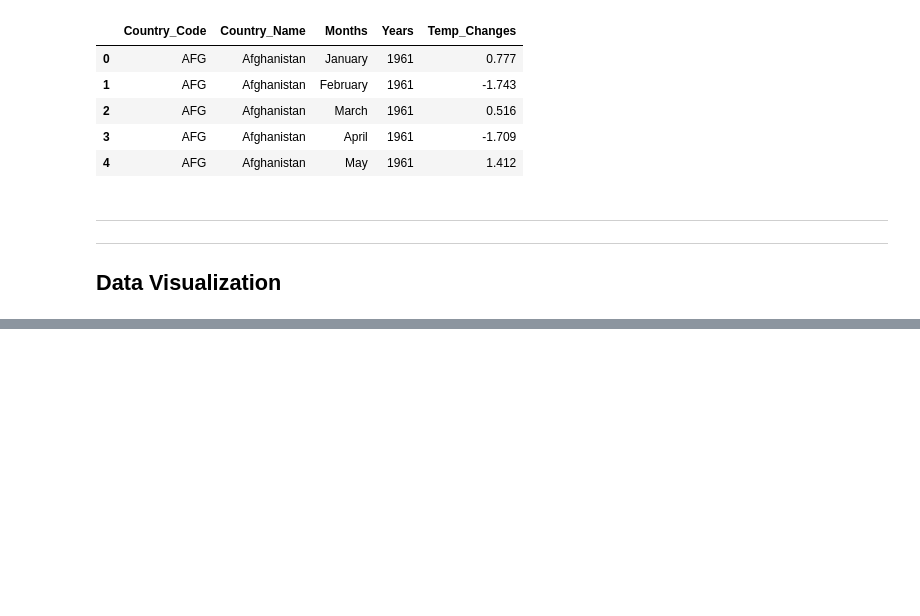
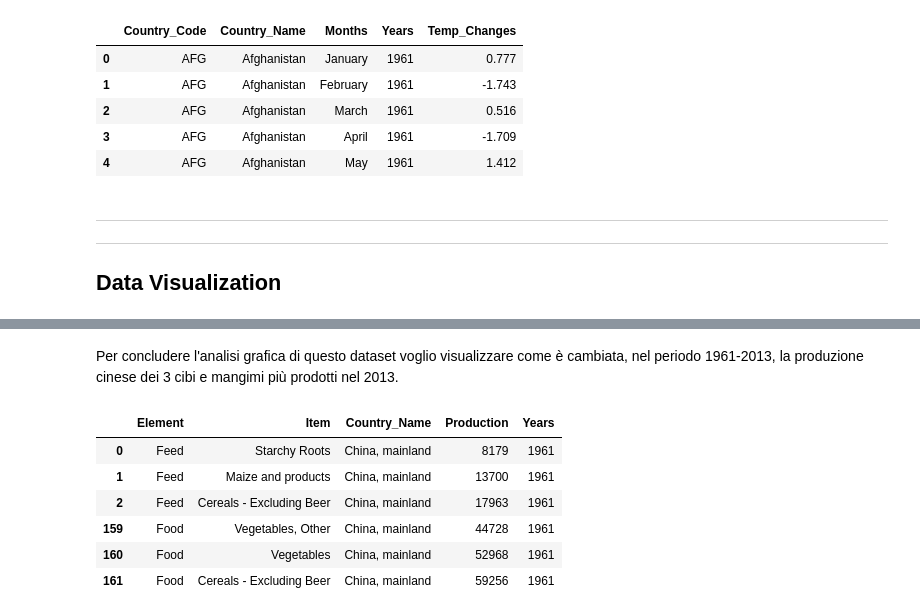
Before and after one commit to TheHextech/start2impact, a Jupyter notebook: Data_Science/Food_Project_DataVisualization_DataManipulation/EmanueleImmesiDataVis.ipynb, the cells around one changed output, grey strips where cells are left out. Drawn from its saved outputs; the diff is of its cells as text; code cells hidden in the pictures; blank space fills up the shorter version.

Commit message:
Completed data visualization of food production

```diff
--- a/Data_Science/Food_Project_DataVisualization_DataManipulation/EmanueleImmesiDataVis.ipynb
+++ b/Data_Science/Food_Project_DataVisualization_DataManipulation/EmanueleImmesiDataVis.ipynb
@@ -715,0 +844,44 @@ Visualizzo prima la produzione del cibo ed in seguito quella dei mangimi.
+# %% [markdown]
+Per concludere l'analisi grafica di questo dataset voglio visualizzare come è cambiata, nel periodo 1961-2013, la produzione cinese dei 3 cibi e mangimi più prodotti nel 2013.
+# %%
+# La strategia più veloce che ho ideato per accorpare i dati di cibi e mangimi a cui sono interessato è quella di creare due dataframes in modo separato
+# e poi unirli insieme.
+
+# Creo un filtro per il paese
+country_filter = df_prod.Country_Name == 'China, mainland'
+
+# Creo un filtro per raccogliere gli elementi dei cibi che mi interessano
+food_items = df_prod.Item.isin(['Vegetables', 'Vegetables, Other', 'Cereals - Excluding Beer'])
+
+# Creo un filtro per estrarre solo i cibi
+food_filter = df_prod.Element == 'Food'
+
+# Costruisco un subset a partire dal dataframe della produzione, contenente solo le colonne di cui ho bisogno e specifico per i cibi
+china_food = df_prod.loc[(country_filter) & (food_items) & (food_filter), ['Element', 'Item', 'Country_Name', 'Production', 'Years']]
+
+# Ordino Le voci degli anni e dei valori di produzione e resetto l'indice
+china_food = china_food.sort_values(by=['Years', 'Production']).reset_index(drop=True)
+
+# Creo un filtro per raccogliere gli elementi dei mangimi che mi interessano
+feed_items = df_prod.Item.isin(['Cereals - Excluding Beer', 'Maize and products', 'Starchy Roots'])
+
+# Creo un filtro per estrarre solo i mangimi
+feed_filter = df_prod.Element == 'Feed'
+
+# Come prima, costruisco un altro subset dal dataframe della produzione, questa volta specifico per i mangimi
+china_feed = df_prod.loc[(country_filter) & (feed_items) & (feed_filter), ['Element', 'Item', 'Country_Name', 'Production', 'Years']]
+
+china_feed = china_feed.sort_values(by=['Years', 'Production']).reset_index(drop=True)
+
+# Impilo i due dataframes
+chn_food_feed = pd.concat([china_feed, china_food]).reset_index(drop=True)
+
+chn_food_feed.iloc[np.r_[0:3, 159:162]]
+# %% [output]
+|  | Element | Item | Country_Name | Production | Years |
+| 0 | Feed | Starchy Roots | China, mainland | 8179 | 1961 |
+| 1 | Feed | Maize and products | China, mainland | 13700 | 1961 |
+| 2 | Feed | Cereals - Excluding Beer | China, mainland | 17963 | 1961 |
+| 159 | Food | Vegetables, Other | China, mainland | 44728 | 1961 |
+| 160 | Food | Vegetables | China, mainland | 52968 | 1961 |
+| 161 | Food | Cereals - Excluding Beer | China, mainland | 59256 | 1961 |
```
Also changed, not shown: parts of 19 cells of this notebook.
